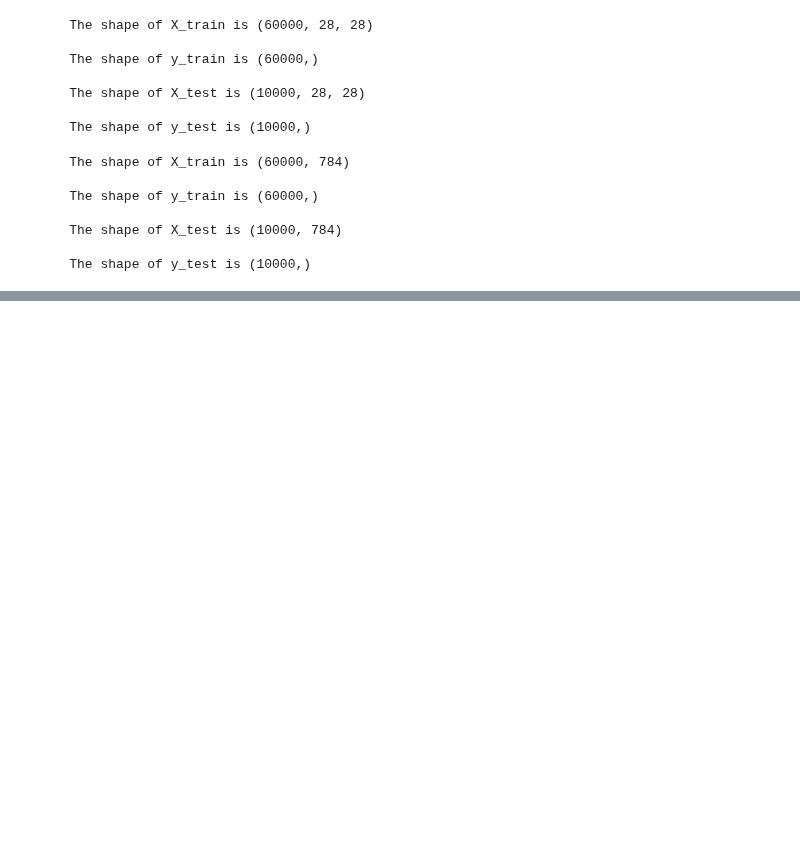
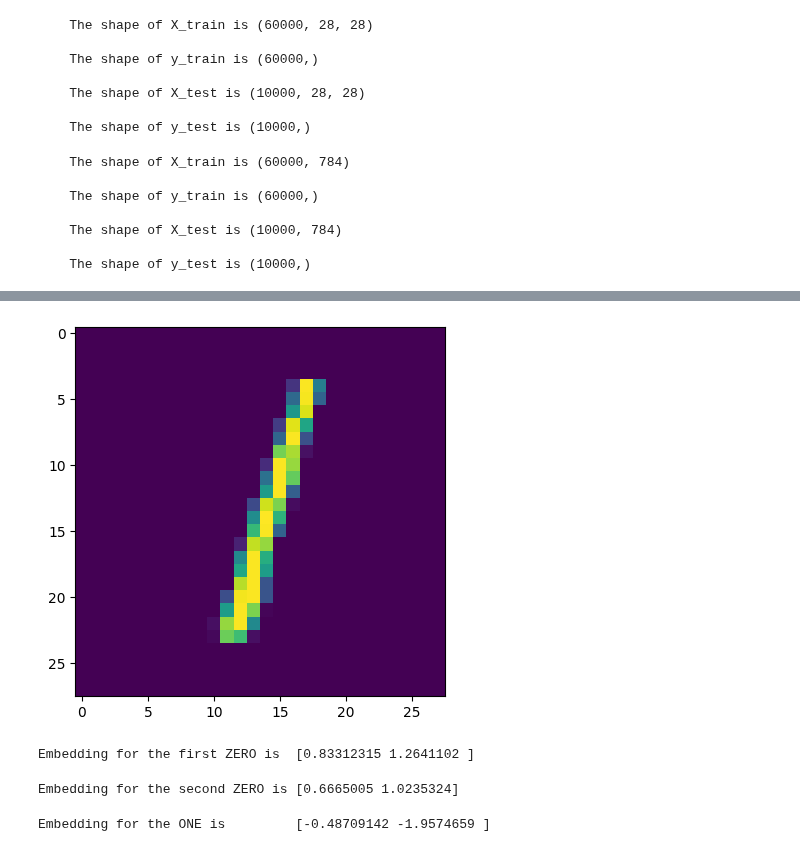
Before and after one commit to aadehamid/embeddings, a Jupyter notebook: vector_DB/vector_DB.ipynb, the cells around one changed output, grey strips where cells are left out. Drawn from its saved outputs; the diff is of its cells as text; code cells hidden in the pictures; blank space fills up the shorter version.

```diff
--- a/vector_DB/vector_DB.ipynb
+++ b/vector_DB/vector_DB.ipynb
@@ -101,0 +168,17 @@ outputs_flat = decoder_flat(z_flat)
+# %%
+plt.imshow(x_te_flat[2].reshape(28,28));
+# %% [output]
+[figure, added]
+# %%
+# lookup vectors for each digits
+zero_A = x_te_latent[10]
+zero_B = x_te_latent[13]
+one = x_te_latent[2]
+
+print(f"Embedding for the first ZERO is  {zero_A}")
+print(f"Embedding for the second ZERO is {zero_B}")
+print(f"Embedding for the ONE is         {one}")
+# %% [output]
+Embedding for the first ZERO is  [0.83312315 1.2641102 ]
+Embedding for the second ZERO is [0.6665005 1.0235324]
+Embedding for the ONE is         [-0.48709142 -1.9574659 ]
```
Also changed, not shown: parts of 7 cells of this notebook.
